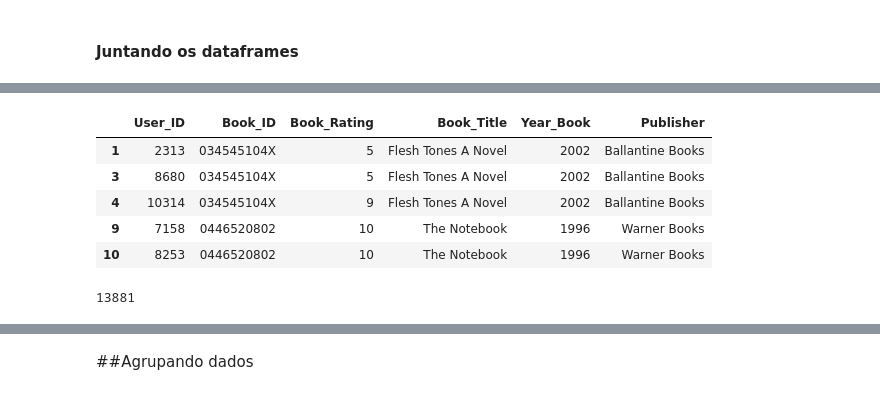
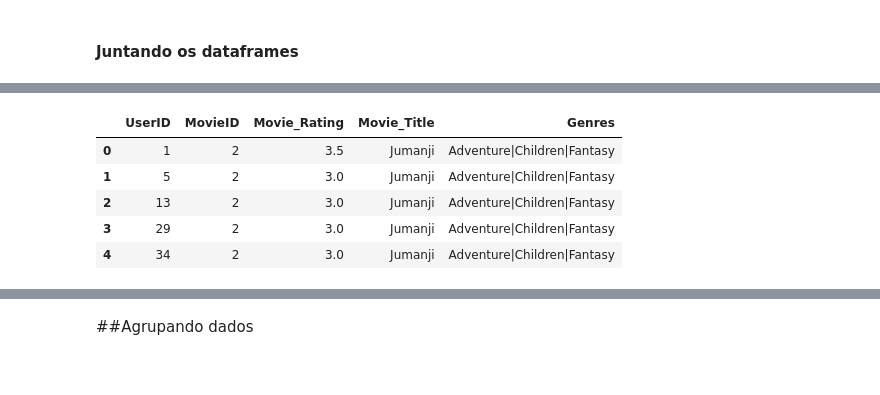
Before and after one commit to SamiraHabib/System_Recomendation_AV2-IA-, a Jupyter notebook: IA_AV2_2.ipynb, the cells around one changed output, grey strips where cells are left out. Cells and saved outputs as stored; diff of their text form; code cells hidden in the pictures.

```diff
--- a/IA_AV2_2.ipynb
+++ b/IA_AV2_2.ipynb
@@ -52,7 +57,7 @@ from surprise.model_selection import GridSearchCV
 # %% [markdown]
 ##### - Books
 # %%
-books = pd.read_csv("/content/Books.csv", encoding='latin-1', nrows=70000)
-print('Rows:', books.shape[0], '/ Columns:', books.shape[1], '\n')
-books.head()
+movies = pd.read_csv("https://raw.githubusercontent.com/SamiraHabib/System_Recomendation_AV2-IA-/main/movie.csv", encoding='latin-1')
+print('Rows:', movies.shape[0], '/ Columns:', movies.shape[1], '\n')
+movies.head()
 # %% [output]
@@ -66,7 +71,7 @@ Rows: 70000 / Columns: 8
 # %% [markdown]
 ##### - Ratings
 # %%
-ratings = pd.read_csv("/content/Ratings.csv", encoding='latin-1', nrows=60000)
+ratings = pd.read_csv("/content/sample_data/rating.csv", encoding='latin-1', nrows=70000)
 print('Rows:', ratings.shape[0], '/ Columns:', ratings.shape[1], '\n')
 ratings
 # %% [output]
@@ -159,6 +143,6 @@ dtype: int64
 # %% [markdown]
 #### Juntando os dataframes
 # %%
-df_location = ratings.merge(user, on='User-ID')
-df_location.head()
+df_movie = ratings.merge(movies,on="movieId")
+df_movie.head()
 # %% [output]
@@ -181,20 +175,16 @@ df_book.head()
 # %%
-df=df_book.copy()
+df=df_movie.copy()
 df.dropna(inplace=True)
 df.reset_index(drop=True,inplace=True)
-df.drop(columns=["Book-Author","Image-URL-S","Image-URL-M","Image-URL-L"],axis=1,inplace=True)
-df.drop(index=df[df["Book-Rating"]==0].index,inplace=True)
-df["Book-Title"]=df["Book-Title"].apply(lambda x: re.sub("[\W_]+"," ",x).strip())
-df.rename(columns = {'ISBN': 'Book_ID','Book-Title':'Book_Title', 'User-ID': 'User_ID', 'Book-Rating': 'Book_Rating', 'Year-Of-Publication': 'Year_Book'}, inplace = True)
+df.drop(columns=["timestamp"],axis=1,inplace=True)
+#df.drop(index=df[df["rating"]==0].index,inplace=True)
+df["title"]=df["title"].apply(lambda x: re.sub("(?: \(\d{4}\))$","",x).strip())
+df.rename(columns = {'movieId': 'MovieID','title':'Movie_Title', 'userId': 'UserID', 'rating': 'Movie_Rating', 'genres': 'Genres'}, inplace = True)
 df.head()
 # %% [output]
-|  | User_ID | Book_ID | Book_Rating | Book_Title | Year_Book | Publisher |
-| 1 | 2313 | 034545104X | 5 | Flesh Tones A Novel | 2002 | Ballantine Books |
-| 3 | 8680 | 034545104X | 5 | Flesh Tones A Novel | 2002 | Ballantine Books |
-| 4 | 10314 | 034545104X | 9 | Flesh Tones A Novel | 2002 | Ballantine Books |
-| 9 | 7158 | 0446520802 | 10 | The Notebook | 1996 | Warner Books |
-| 10 | 8253 | 0446520802 | 10 | The Notebook | 1996 | Warner Books |
+|  | UserID | MovieID | Movie_Rating | Movie_Title | Genres |
+| 0 | 1 | 2 | 3.5 | Jumanji | Adventure|Children|Fantasy |
+| 1 | 5 | 2 | 3.0 | Jumanji | Adventure|Children|Fantasy |
+| 2 | 13 | 2 | 3.0 | Jumanji | Adventure|Children|Fantasy |
+| 3 | 29 | 2 | 3.0 | Jumanji | Adventure|Children|Fantasy |
+| 4 | 34 | 2 | 3.0 | Jumanji | Adventure|Children|Fantasy |
-# %%
-df['Book_ID'].nunique()
-# %% [output]
-13881
```
Also changed, not shown: parts of 59 cells of this notebook.
